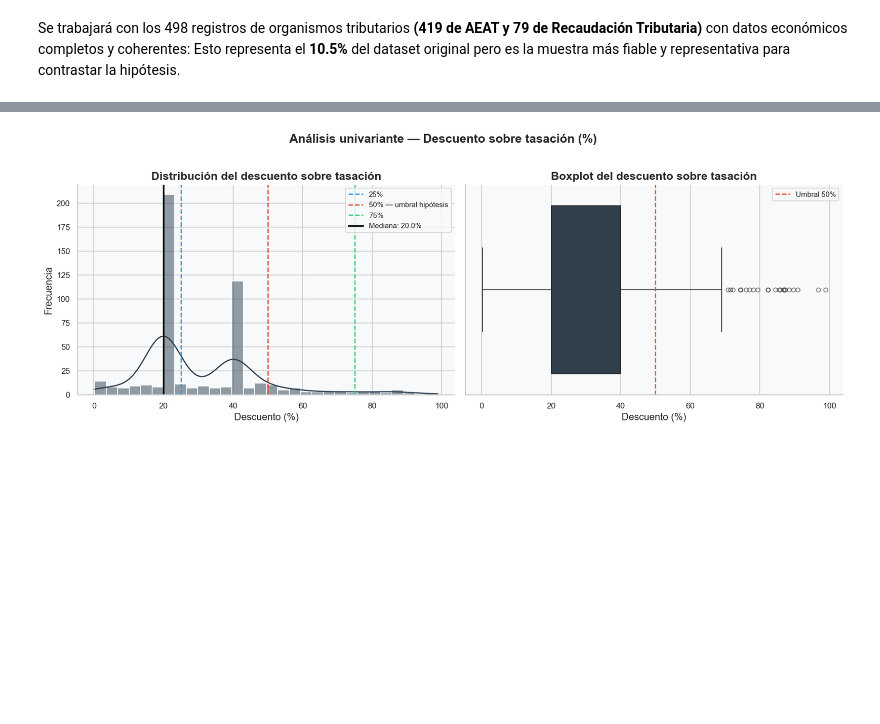
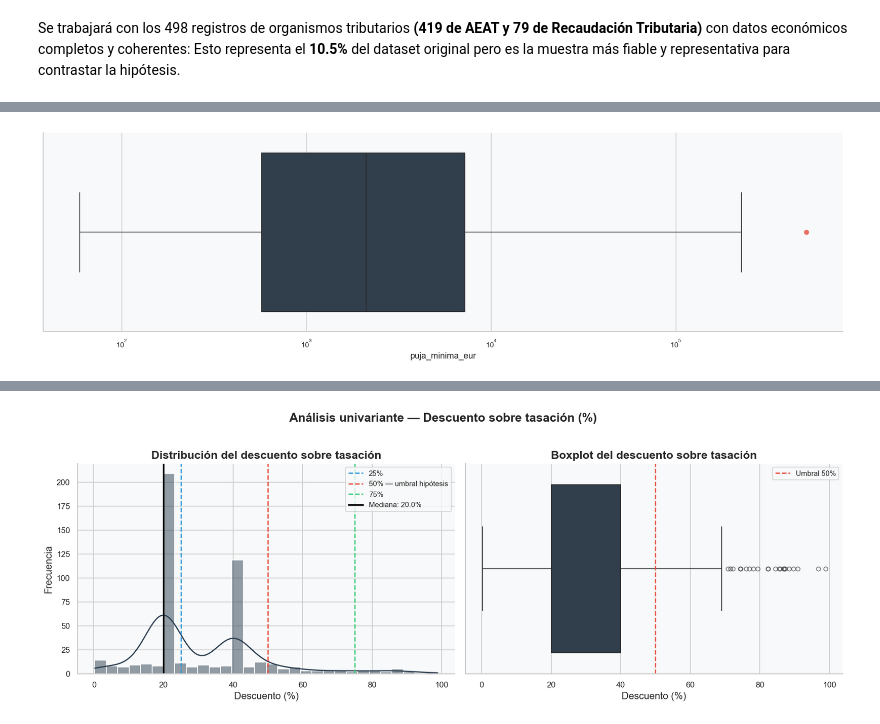
Before and after one commit to nadia0207/Proyecto_EDA_Subastas_BOE, a Jupyter notebook: src/memoria.ipynb, the cells around one changed output, grey strips where cells are left out. Saved outputs shown, nothing was run; the diff lists cells and outputs as text; code cells hidden in the pictures; blank space fills up the shorter version.

```diff
--- a/src/memoria.ipynb
+++ b/src/memoria.ipynb
@@ -529,0 +609,5 @@ Name: descuento_pct, dtype: float64
+# %%
+plt.figure(figsize=(20,5))
+retornado = sns.boxplot(df_analisis["puja_minima_eur"], color= color_principal, orient= 'h', log_scale= True, flierprops = flierprops)
+# %% [output]
+[figure, added]
```
Also changed, not shown: parts of 51 cells of this notebook, 3 other files.
